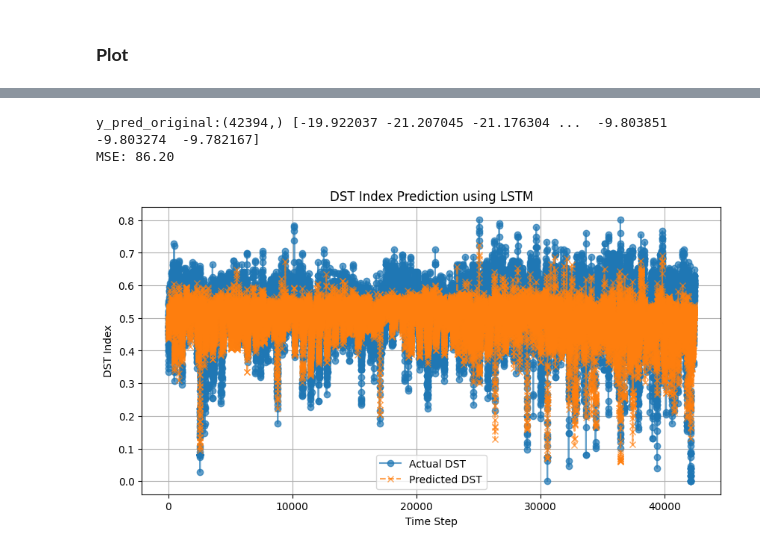
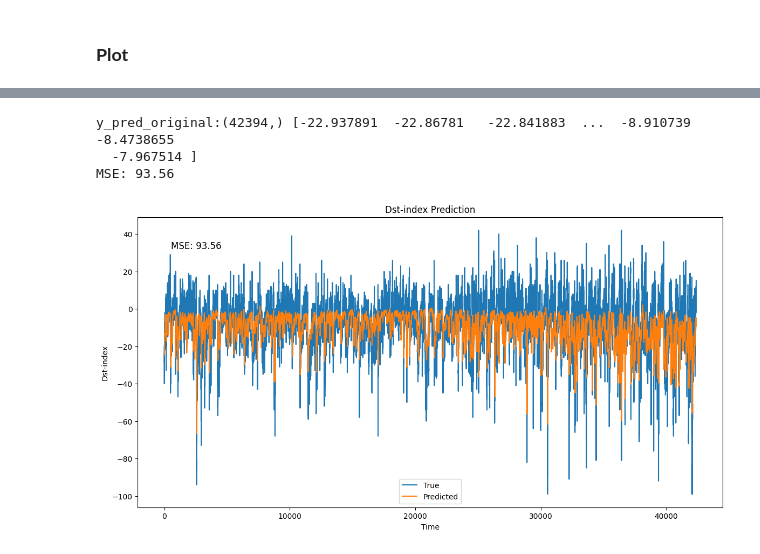
Before and after one commit to sincerem00n/DST_PRED_ZERO, a Jupyter notebook: plot.ipynb, the cells around one changed output, grey strips where cells are left out. Saved outputs shown, nothing was run; the diff lists cells and outputs as text; code cells hidden in the pictures.

Commit message:
plot DSTNET results

```diff
--- a/plot.ipynb
+++ b/plot.ipynb
@@ -115,7 +115,7 @@ y_test_tensor shape: torch.Size([42394])
 ### **Load the Model**
 # %%
 # Load the trained model
-path = 'results/run4/best_model.pth'
+path = 'results/run6/best_model.pth'
 checkpoint = torch.load(f'{path}', map_location=device)
 print("Checkpoint keys:", checkpoint.keys())
 
@@ -125,14 +125,17 @@ print("\nCheckpoint state dict keys:")
 for key in checkpoint['model_state_dict'].keys():
     print(key)
 
+
 print("\nCheckpoint parameters:")
 print(f"input_size: {checkpoint['input_size']}")
 print(f"hidden_size: {checkpoint['hidden_size']}")
 print(f"num_layers: {checkpoint.get('num_layers', 'Not found')}")
 
+input_size = checkpoint['input_size']
+
 # Recreate the model with explicit parameters
-model = LSTMModel(
-    input_size=checkpoint['input_size'],
+model = DSTNET(
+    input_size=input_size,
     hidden_size=checkpoint['hidden_size'],
     num_layers=checkpoint.get('num_layers', 2),  # Get from checkpoint or use default
     output_size=1
@@ -200,18 +240,20 @@ from sklearn.metrics import mean_squared_error
 mse = mean_squared_error(y_test_original, y_pred_original)
 print(f'MSE: {mse:.2f}')
 # %% [output]
-y_pred_original:(42394,) [-19.922037 -21.207045 -21.176304 ...  -9.803851  -9.803274  -9.782167]
-MSE: 86.20
+y_pred_original:(42394,) [-22.937891  -22.86781   -22.841883  ...  -8.910739   -8.4738655
+  -7.967514 ]
+MSE: 93.56
-# %%
-plt.figure(figsize=(10,5))
-plt.plot(y_test, label="Actual DST", linestyle='-', marker='o', alpha=0.7)
-plt.plot(y_pred, label="Predicted DST", linestyle='--', marker='x', alpha=0.7)
-
-plt.xlabel("Time Step")
-plt.ylabel("DST Index")
-plt.title("DST Index Prediction using LSTM")
-plt.legend()
-plt.grid()
-plt.show()
-# %% [output]
-[figure, removed]
+# %%
+plt.figure(figsize=(14, 7))
+plt.text(0.1, 0.9, f'MSE: {mse:.2f}', fontsize=12, ha='center', va='center', transform=plt.gca().transAxes)
+
+plt.plot(y_test_original, label='True')
+plt.plot(y_pred_original, label='Predicted')
+plt.title('Dst-index Prediction')
+plt.xlabel('Time')
+plt.ylabel('Dst-index')
+plt.legend()
+# plt.savefig(f'{directory}/prediction.png')
+plt.show()
+# %% [output]
+[figure, added]
```
Also changed, not shown: parts of 4 cells of this notebook.
